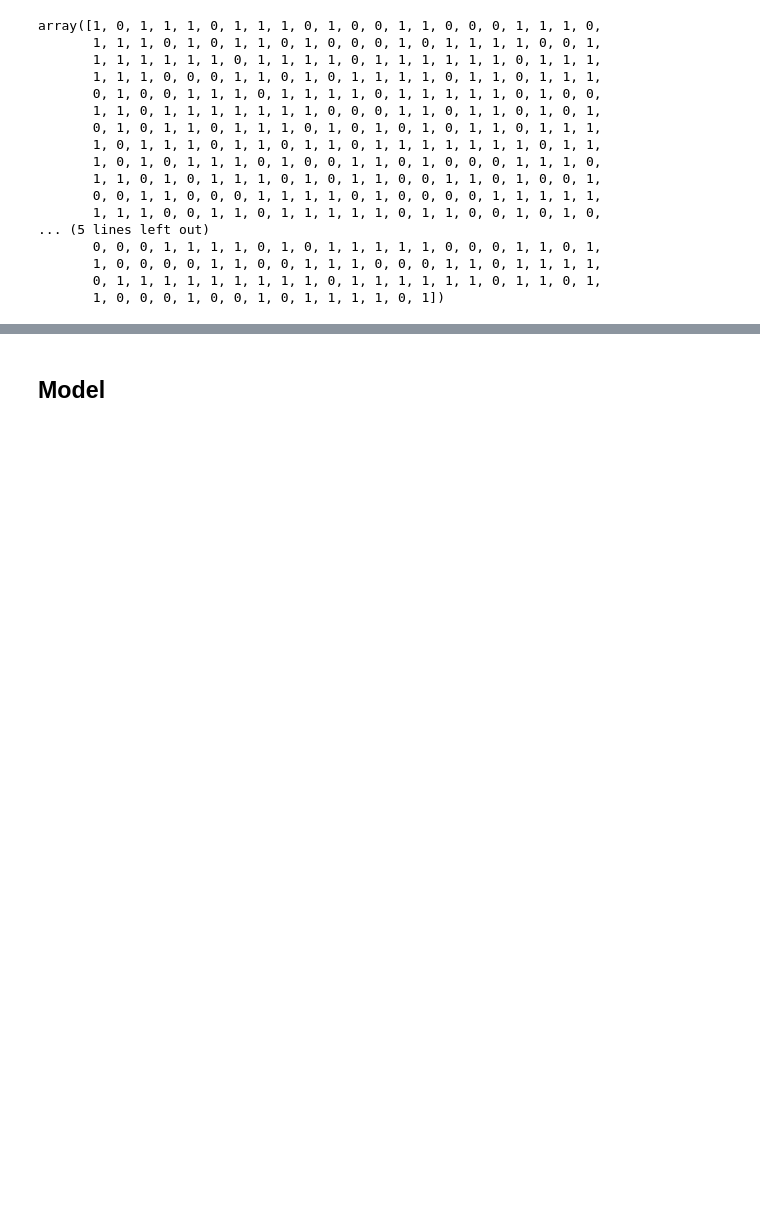
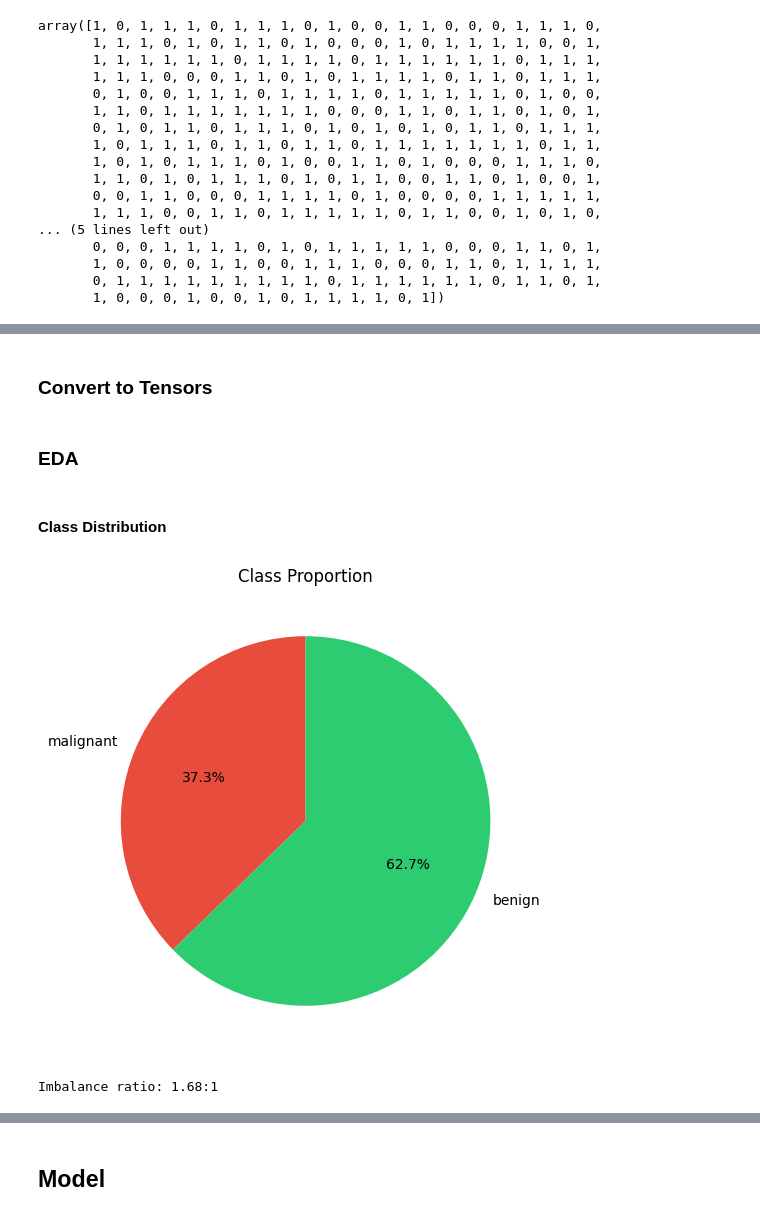
Before and after one commit to albipuliga/Cancer-Detection-Pytorch, a Jupyter notebook: src/nn.ipynb, the cells around one changed output, grey strips where cells are left out. Saved outputs shown, nothing was run; the diff lists cells and outputs as text; code cells hidden in the pictures; blank space fills up the shorter version.

```diff
--- a/src/nn.ipynb
+++ b/src/nn.ipynb
@@ -17,5 +25,8 @@ from sklearn.preprocessing import StandardScaler
 # %%
-X, y = load_breast_cancer(return_X_y=True)
+data = load_breast_cancer()
+X, y = data.data, data.target
+feature_names = data.feature_names
+target_names = data.target_names  # ['malignant', 'benign']
 # %% [markdown]
 ### Split and Scale Data
 # %%
@@ -72,0 +74,2 @@ y_test_tensor = torch.from_numpy(y_test).float().unsqueeze(1)
+# %% [markdown]
+### Convert to Tensors
@@ -72,0 +82,17 @@ y_test_tensor = torch.from_numpy(y_test).float().unsqueeze(1)
+# %% [markdown]
+### EDA
+# %% [markdown]
+#### Class Distribution
+# %%
+counts = np.unique(y, return_counts=True)[1]
+colors = ['#e74c3c', '#2ecc71']
+
+plt.figure(figsize=(6, 6))
+plt.pie(counts, labels=target_names, autopct='%1.1f%%', colors=colors, startangle=90)
+plt.title('Class Proportion')
+plt.show()
+
+print(f"Imbalance ratio: {counts.max()/counts.min():.2f}:1")
+# %% [output]
+[figure, added]
+Imbalance ratio: 1.68:1
```
Also changed, not shown: parts of 18 cells of this notebook, 1 other file.
